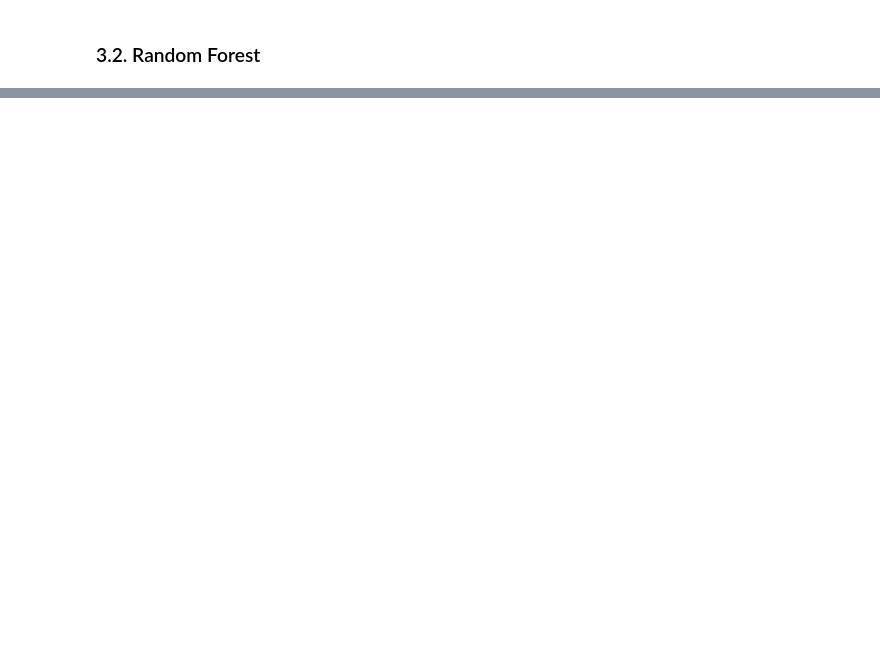
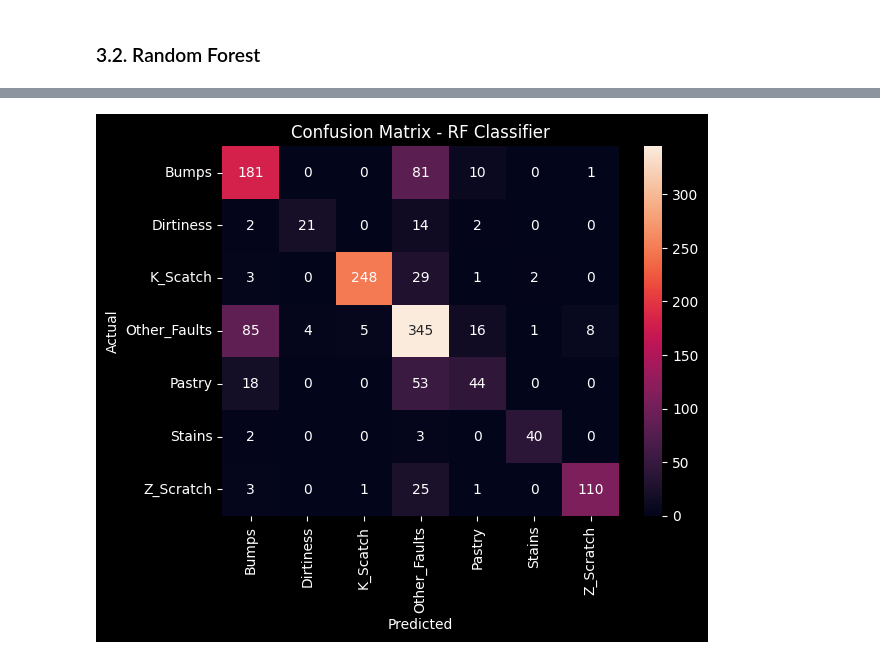
Before and after one commit to michelhilg/steel-data-PCA-SMOTE, a Jupyter notebook: notebooks/1. ML Models on Original Data.ipynb, the cells around one changed output, grey strips where cells are left out. Saved outputs shown, nothing was run; the diff lists cells and outputs as text; code cells hidden in the pictures; blank space fills up the shorter version.

```diff
--- a/notebooks/1. ML Models on Original Data.ipynb
+++ b/notebooks/1. ML Models on Original Data.ipynb
@@ -118,0 +160,5 @@ weighted avg       0.79      0.79      0.79       971
+# %%
+# Generate predictions with the best model
+y_pred = best_rf.predict(X_test)
+
+print(classification_report(y_test, y_pred))
@@ -118,0 +179,13 @@ weighted avg       0.79      0.79      0.79       971
+# %%
+# Create the confusion matrix
+cm = confusion_matrix(y_test, y_pred)
+
+# Create a heatmap using seaborn
+plt.style.use("dark_background")
+sns.heatmap(cm, annot=True, fmt="d", cmap="rocket", xticklabels=classes, yticklabels=classes)
+plt.xlabel("Predicted")
+plt.ylabel("Actual")
+plt.title("Confusion Matrix - RF Classifier")
+plt.show()
+# %% [output]
+[figure, added]
```
Also changed, not shown: parts of 9 cells of this notebook.
